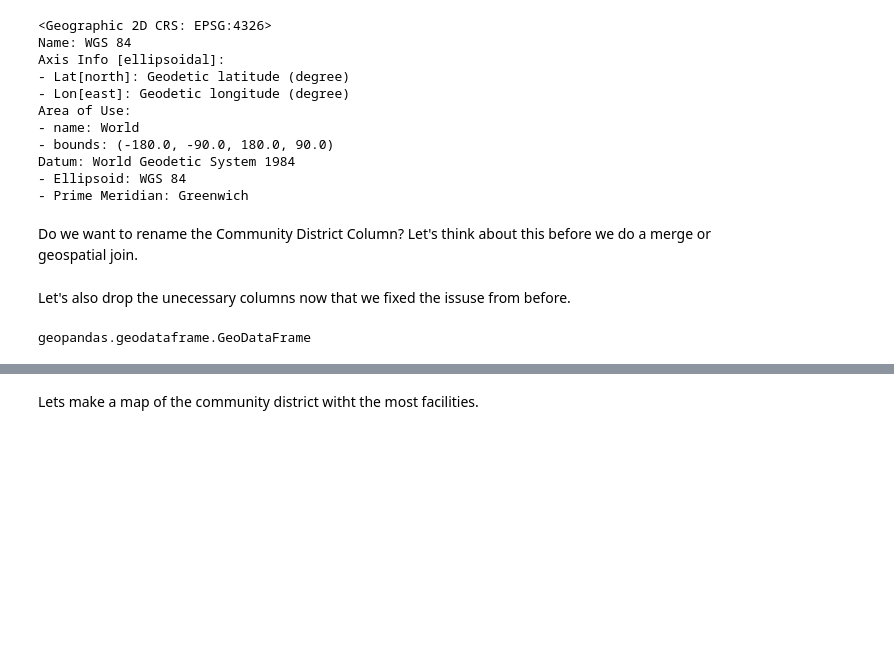
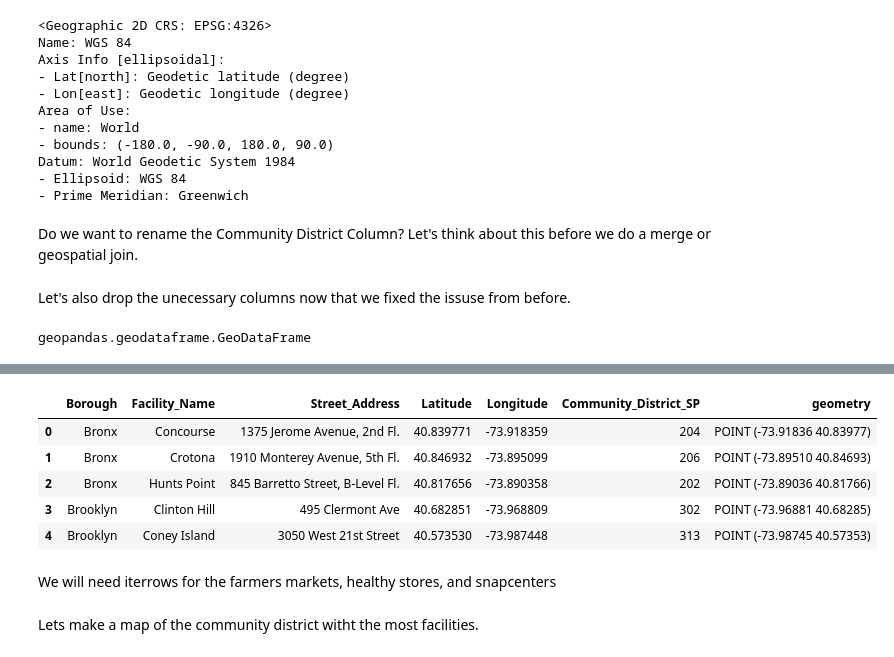
Before and after one commit to LJRollerII/NSS_Capstone_Project, a Jupyter notebook: notebooks/NYC_Healthy_Food_Access.ipynb, the cells around one changed output, grey strips where cells are left out. Cells and saved outputs as stored; diff of their text form; code cells hidden in the pictures; blank space fills up the shorter version.

Commit message:
Wrote code for nyc maps. Need to figure out if it would be best for me to do a geospatial join before creating the map.

```diff
--- a/notebooks/NYC_Healthy_Food_Access.ipynb
+++ b/notebooks/NYC_Healthy_Food_Access.ipynb
@@ -236,2 +256,13 @@ geopandas.geodataframe.GeoDataFrame
+# %%
+snap.columns = ['Borough','Facility_Name','Street_Address','Latitude','Longitude','Community_District_SP','geometry']
+# %%
+snap.head()
+# %% [output]
+|  | Borough | Facility_Name | Street_Address | Latitude | Longitude | Community_District_SP | geometry |
+| 0 | Bronx | Concourse | 1375 Jerome Avenue, 2nd Fl. | 40.839771 | -73.918359 | 204 | POINT (-73.91836 40.83977) |
+| 1 | Bronx | Crotona | 1910 Monterey Avenue, 5th Fl. | 40.846932 | -73.895099 | 206 | POINT (-73.89510 40.84693) |
+| 2 | Bronx | Hunts Point | 845 Barretto Street, B-Level Fl. | 40.817656 | -73.890358 | 202 | POINT (-73.89036 40.81766) |
+| 3 | Brooklyn | Clinton Hill | 495 Clermont Ave | 40.682851 | -73.968809 | 302 | POINT (-73.96881 40.68285) |
+| 4 | Brooklyn | Coney Island | 3050 West 21st Street | 40.573530 | -73.987448 | 313 | POINT (-73.98745 40.57353) |
 # %%
 nyc_cd = nyc_cd[['boro_cd', 'geometry']]
@@ -237,0 +275,2 @@ nyc_cd = nyc_cd[['boro_cd', 'geometry']]
+# %% [markdown]
+We will need iterrows for the farmers markets, healthy stores, and snapcenters
```
Also changed, not shown: parts of 10 cells of this notebook.
